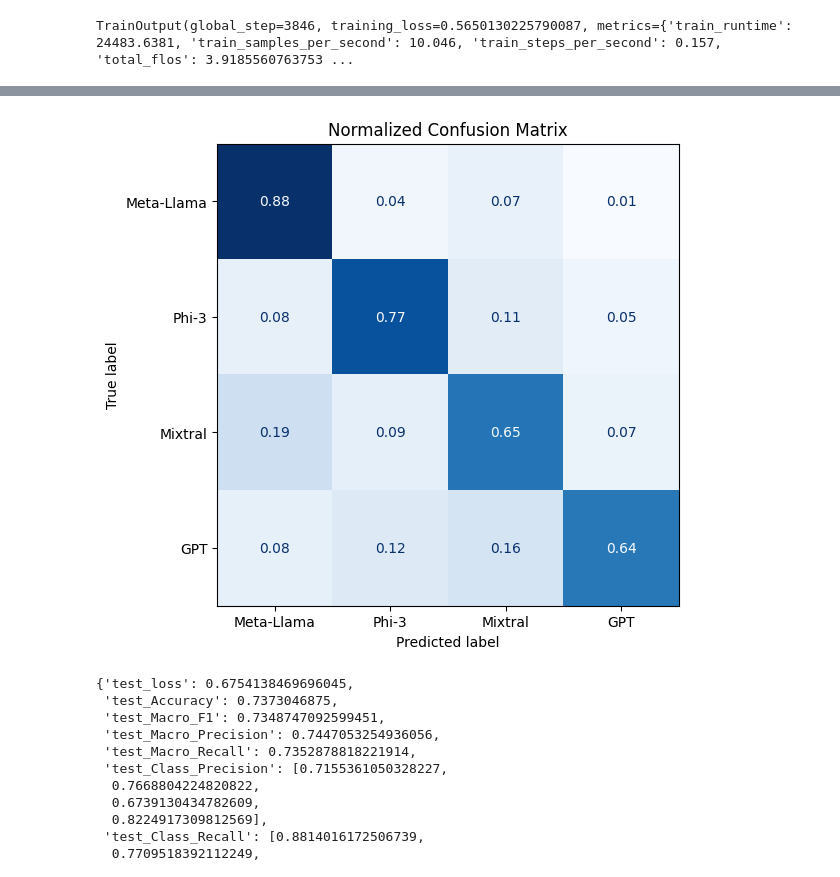
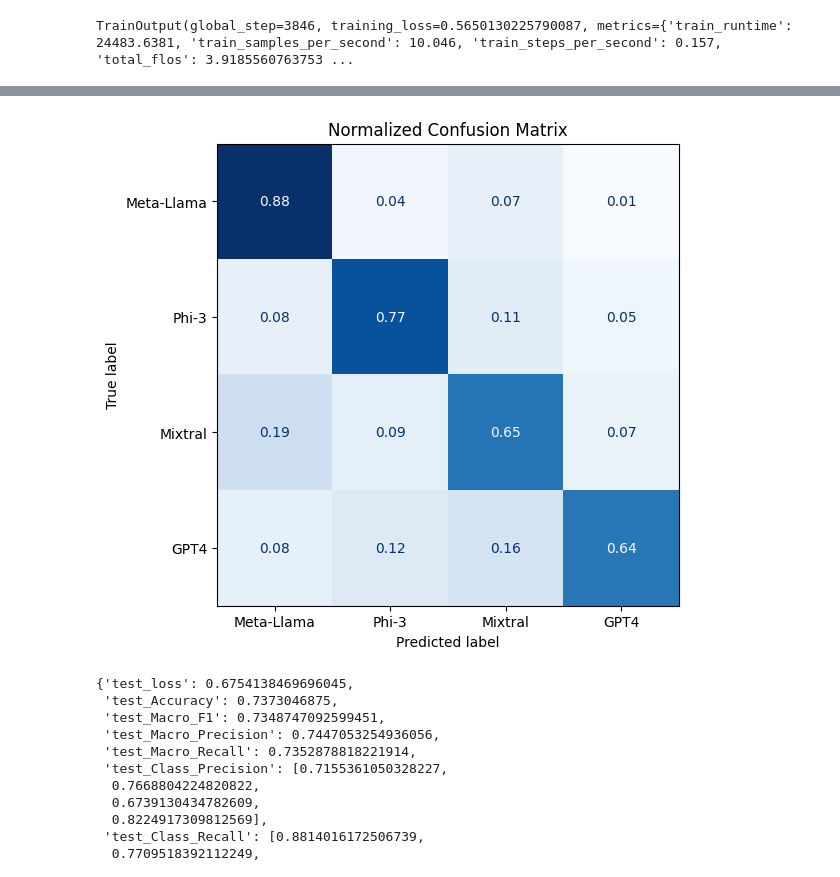
Before and after one commit to joaofaria19/MD-Projeto, a Jupyter notebook: question_classificator_bert.ipynb, the cells around one changed output, grey strips where cells are left out. Saved outputs shown, nothing was run; the diff lists cells and outputs as text; code cells hidden in the pictures.

```diff
--- a/question_classificator_bert.ipynb
+++ b/question_classificator_bert.ipynb
@@ -350,11 +375,5 @@ def plot_confusion_matrix(y_predicted, y_true, labels):
     plt.show()
 
 
-y_valid = test_dataset['labels']
-
-predictions = trainer.predict(test_dataset)
-y_predictions = predictions.predictions.argmax(-1)
-
-
-plot_confusion_matrix(y_predictions, y_valid, ["Meta-Llama","Phi-3", "Mixtral", "GPT"])
+plot_confusion_matrix(y_predictions, y_valid, ["Meta-Llama","Phi-3", "Mixtral", "GPT4"])
 # %% [output]
@@ -362,4 +380,4 @@ plot_confusion_matrix(y_predictions, y_valid, ["Meta-Llama","Phi-3", "Mixtral",
-[figure, old version]
+[figure, new version]
 # %%
 predictions.metrics
 # %% [output]
```
Also changed, not shown: parts of 4 cells of this notebook.
